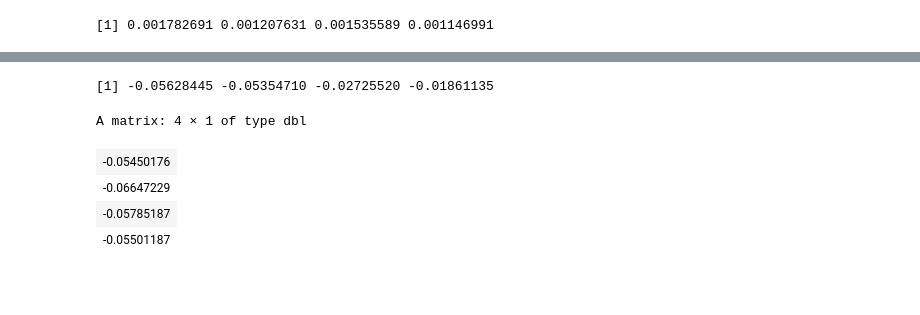
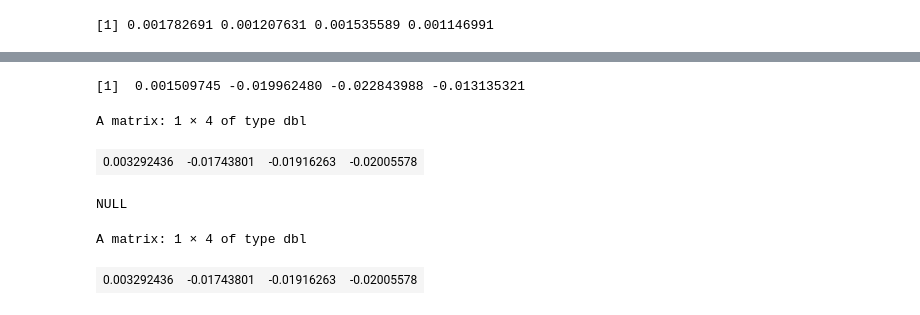
Before and after one commit to cesar-trader/simul_tarea2, a Jupyter notebook: tarea3pregunta1.ipynb, the cells around one changed output, grey strips where cells are left out. Cells and saved outputs as stored; diff of their text form; code cells hidden in the pictures; blank space fills up the shorter version.

```diff
--- a/tarea3pregunta1.ipynb
+++ b/tarea3pregunta1.ipynb
@@ -413,7 +413,7 @@ N_Calc
 # %% [markdown]
 Calculando con con N=1400 se tiene:
 # %%
-N = 1400
+N = 1600
 T = 180
 P0A=46.57
 P0B=52.89
@@ -497,7 +497,6 @@ A matrix: 4 × 4 of type dbl
 | 0.5354339 | 0.1207986 | 0.8358937 | 0.0000000 |
 | 0.3112515 | 0.3435435 | 0.1459951 | 0.8739484 |
 # %%
-N=1400
 z=c()
 # %%
 sample_A=rnorm(N,medA,sd_A)
@@ -509,6 +508,10 @@ vector_medias = c(medA,medB,medC,medD)
 vector_medias
 # %% [output]
 [1] 0.001782691 0.001207631 0.001535589 0.001146991
+# %%
+matrix_muestras =c()
 # %%
-#for (i in 1:N){
-    z=(vector_medias)+cholesky%*%c(sample_A[1],sample_B[1],sample_C[1],sample_D[1])
+for (i in 1:N){
+    z=(vector_medias)+cholesky%*%c(sample_A[i],sample_B[i],sample_C[i],sample_D[i])
+    matrix_muestras=rbind(matrix_muestras,t(z))
+    }
@@ -515,12 +588,19 @@ vector_medias
 # %%
 c(sample_A[1],sample_B[1],sample_C[1],sample_D[1])
 # %% [output]
-[1] -0.05628445 -0.05354710 -0.02725520 -0.01861135
+[1]  0.001509745 -0.019962480 -0.022843988 -0.013135321
 # %%
-z
+t(z)
 # %% [output]
-A matrix: 4 × 1 of type dbl
+A matrix: 1 × 4 of type dbl
-| -0.05450176 |
-| -0.06647229 |
-| -0.05785187 |
-| -0.05501187 |
+| 0.003292436 | -0.01743801 | -0.01916263 | -0.02005578 |
+# %%
+vector2=c()
+vector2
+# %% [output]
+NULL
+# %%
+rbind(vector2,t(z))
+# %% [output]
+A matrix: 1 × 4 of type dbl
+| 0.003292436 | -0.01743801 | -0.01916263 | -0.02005578 |
```
Also changed, not shown: parts of 11 cells of this notebook.
